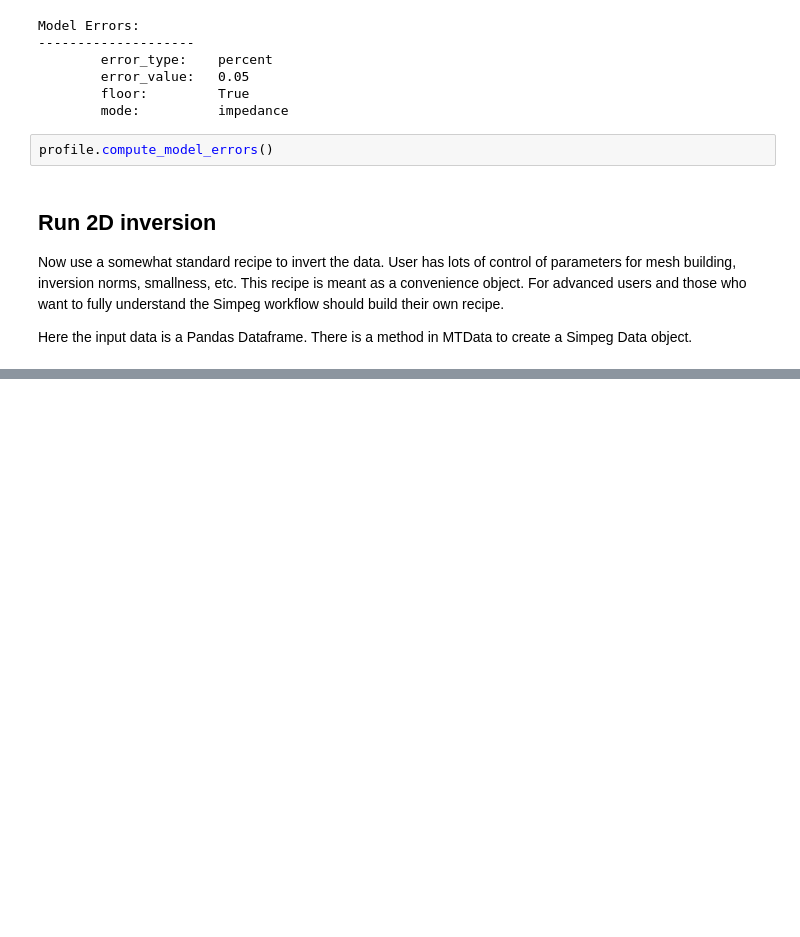
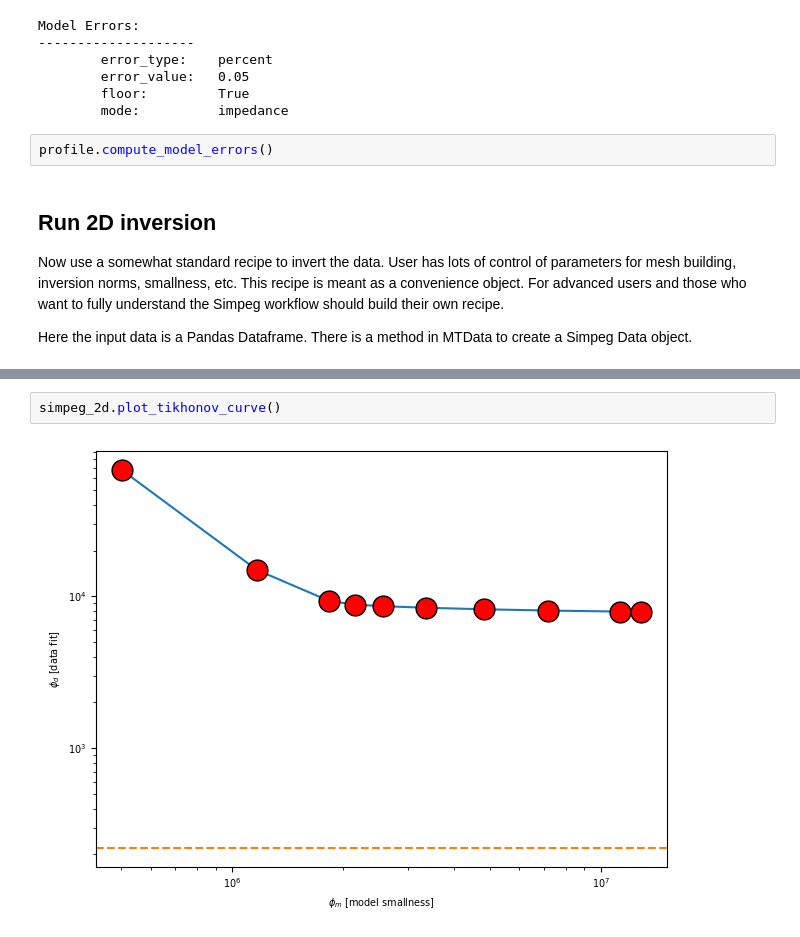
Before and after one commit to simpeg-research/earthscope-mt-course, a Jupyter notebook: notebooks/simpeg/13_2d_from_mtpy_example.ipynb, the cells around one changed output, grey strips where cells are left out. Cells and saved outputs as stored; diff of their text form; blank space fills up the shorter version.

```diff
--- a/notebooks/simpeg/13_2d_from_mtpy_example.ipynb
+++ b/notebooks/simpeg/13_2d_from_mtpy_example.ipynb
@@ -103,0 +148,4 @@ simpeg_2d.data.n_stations
+# %%
+simpeg_2d.plot_tikhonov_curve()
+# %% [output]
+[figure, added]
```
Also changed, not shown: parts of 16 cells of this notebook.
